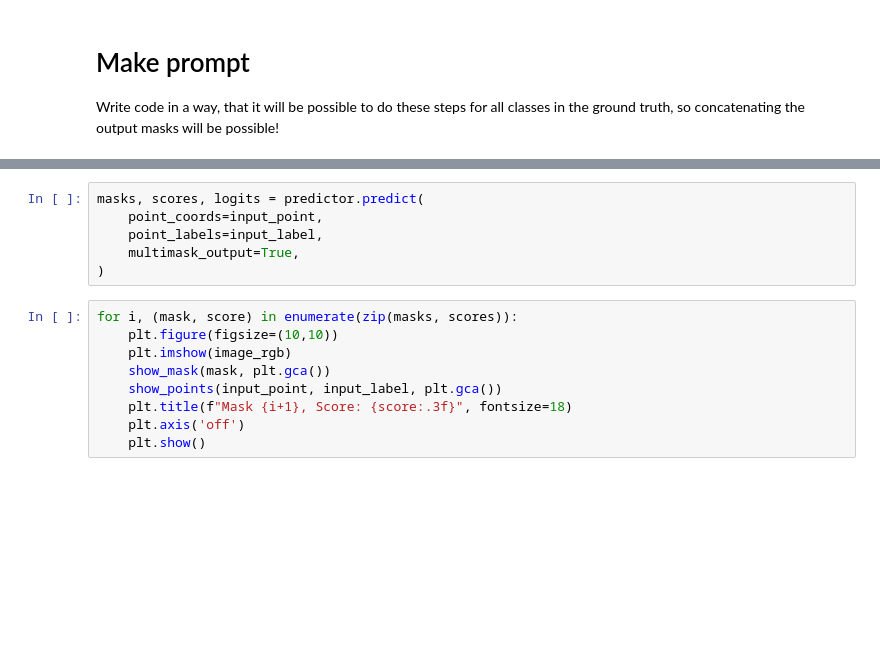
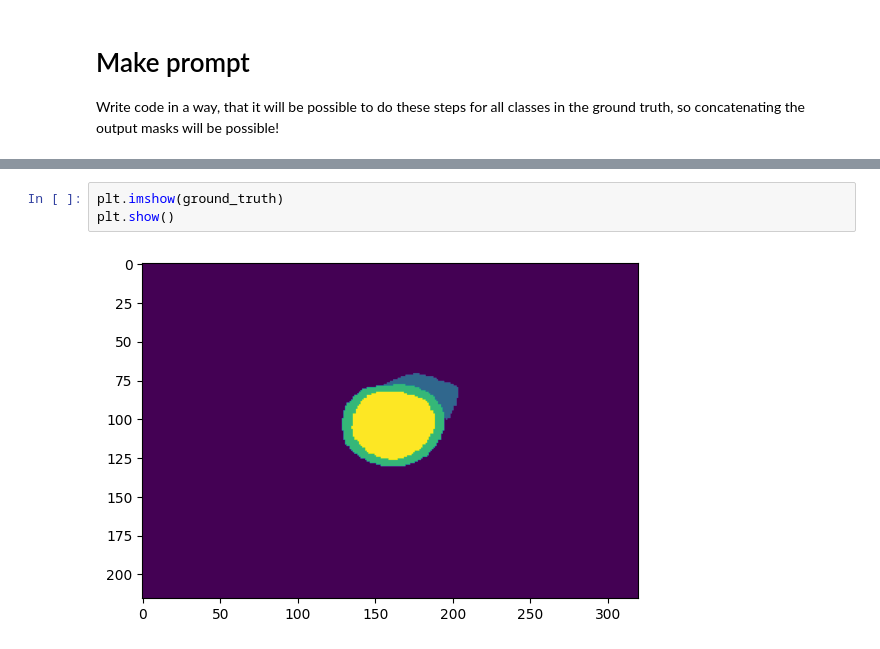
Before and after one commit to ThanhNguyen140/SAM_evaluation, a Jupyter notebook: prompts_gt.ipynb, the cells around one changed output, grey strips where cells are left out. Drawn from its saved outputs; the diff is of its cells as text; blank space fills up the shorter version.

```diff
--- a/prompts_gt.ipynb
+++ b/prompts_gt.ipynb
@@ -270,15 +262,5 @@ plt.show()
-# %%
-masks, scores, logits = predictor.predict(
-    point_coords=input_point,
-    point_labels=input_label,
-    multimask_output=True,
-)
-# %%
-for i, (mask, score) in enumerate(zip(masks, scores)):
-    plt.figure(figsize=(10,10))
-    plt.imshow(image_rgb)
-    show_mask(mask, plt.gca())
-    show_points(input_point, input_label, plt.gca())
-    plt.title(f"Mask {i+1}, Score: {score:.3f}", fontsize=18)
-    plt.axis('off')
-    plt.show()
+# %%
+plt.imshow(ground_truth)
+plt.show()
+# %% [output]
+[figure, added]
```
Also changed, not shown: parts of 13 cells of this notebook.
